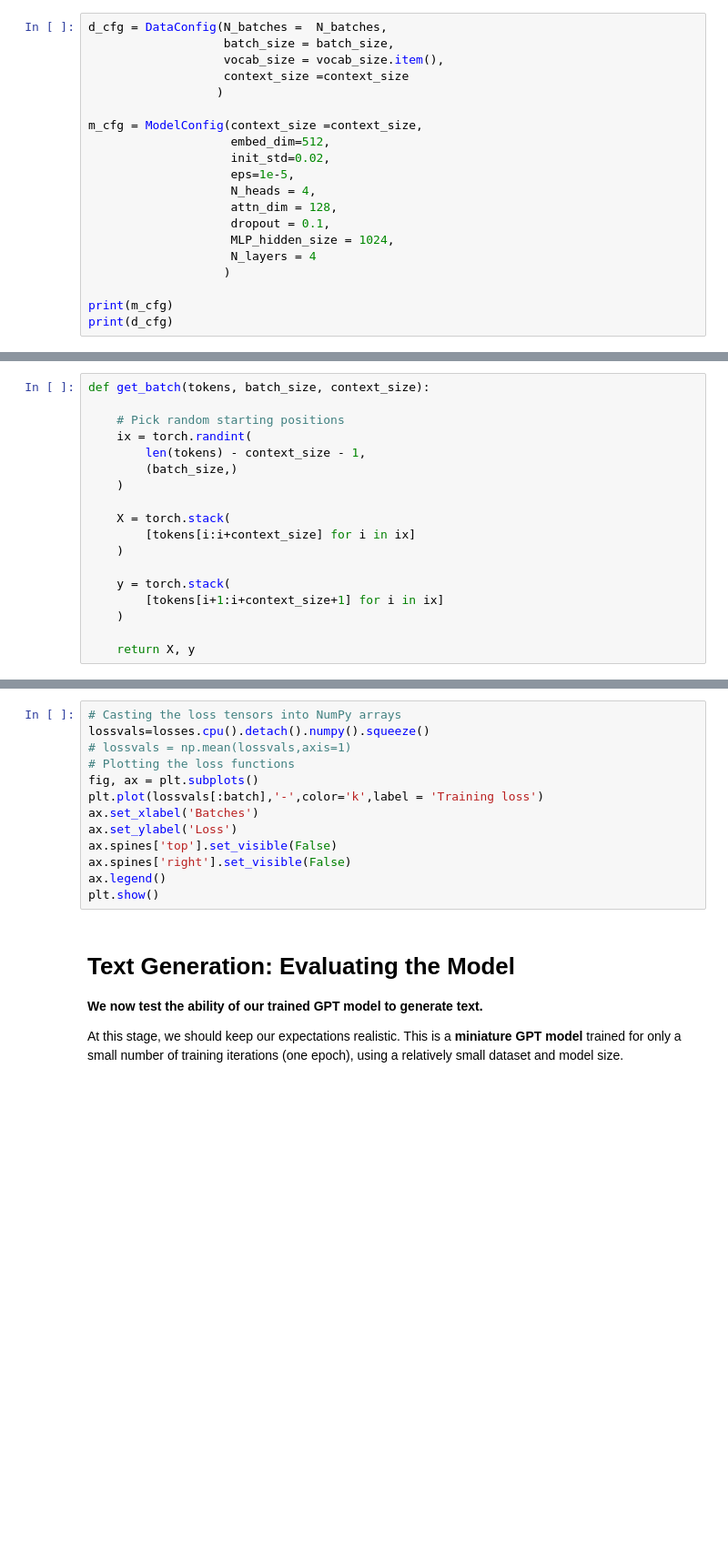
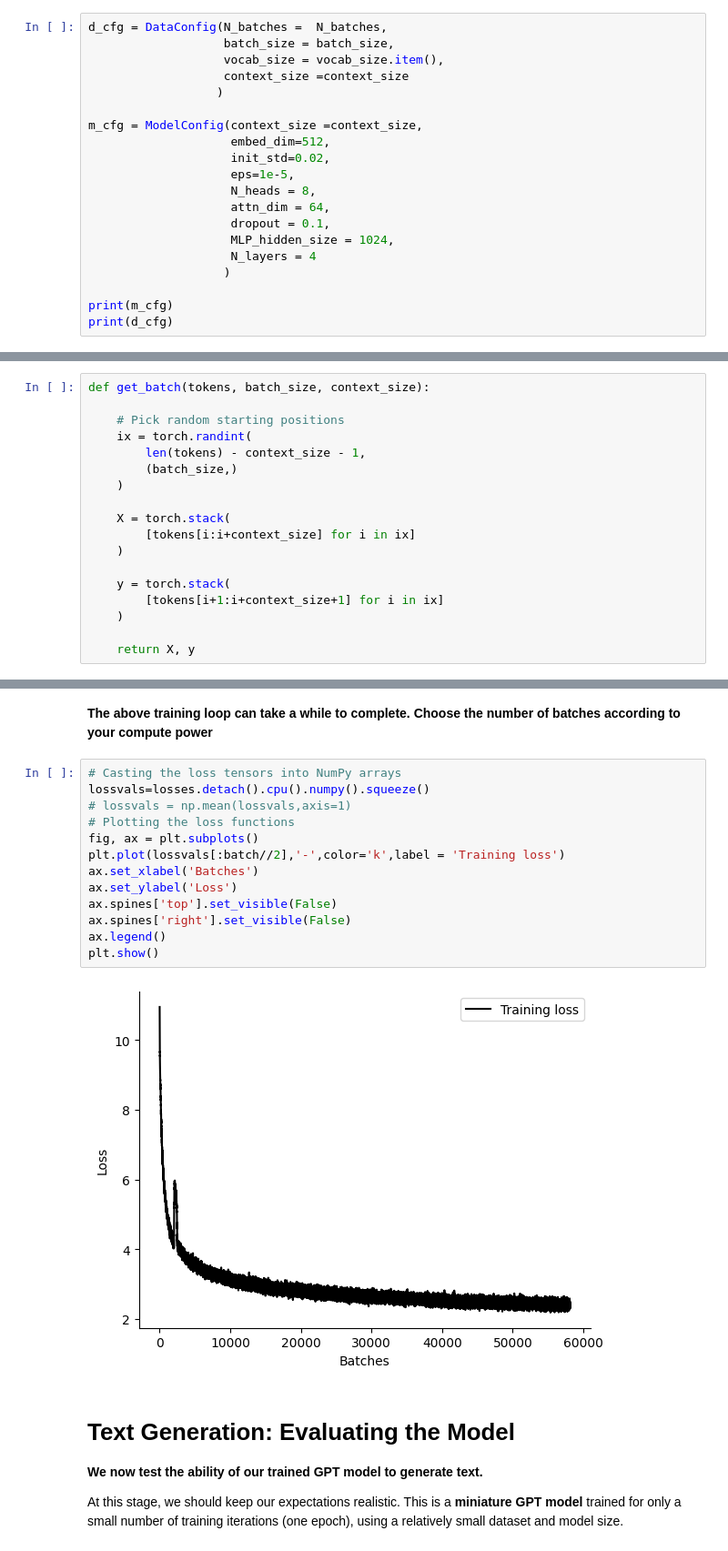
Before and after one commit to aminmoosavi/PyTorch, a Jupyter notebook: PyTorch_06_Transformer.ipynb, the cells around one changed output, grey strips where cells are left out. Shown at 91% size. Drawn from its saved outputs; the diff is of its cells as text; blank space fills up the shorter version.

```diff
--- a/PyTorch_06_Transformer.ipynb
+++ b/PyTorch_06_Transformer.ipynb
@@ -364,8 +364,8 @@ m_cfg = ModelConfig(context_size =context_size,
                     embed_dim=512,
                     init_std=0.02,
                     eps=1e-5,
-                    N_heads = 4,
-                    attn_dim = 128,
+                    N_heads = 8,
+                    attn_dim = 64,
                     dropout = 0.1,
                     MLP_hidden_size = 1024,
                     N_layers = 4
@@ -1203,16 +1190,20 @@ Epoch 1/1, Batch 1000/116238, Loss: 5.2378
+# %% [markdown]
+**The above training loop can take a while to complete. Choose the number of batches according to your compute power**
 # %%
 # Casting the loss tensors into NumPy arrays
-lossvals=losses.cpu().detach().numpy().squeeze()
+lossvals=losses.detach().cpu().numpy().squeeze()
 # lossvals = np.mean(lossvals,axis=1)
 # Plotting the loss functions
 fig, ax = plt.subplots()
-plt.plot(lossvals[:batch],'-',color='k',label = 'Training loss')
+plt.plot(lossvals[:batch//2],'-',color='k',label = 'Training loss')
 ax.set_xlabel('Batches')
 ax.set_ylabel('Loss')
 ax.spines['top'].set_visible(False)
 ax.spines['right'].set_visible(False)
 ax.legend()
 plt.show()
+# %% [output]
+[figure, added]
 # %% [markdown]
 # Text Generation: Evaluating the Model
 
```
Also changed, not shown: parts of 7 cells of this notebook.
